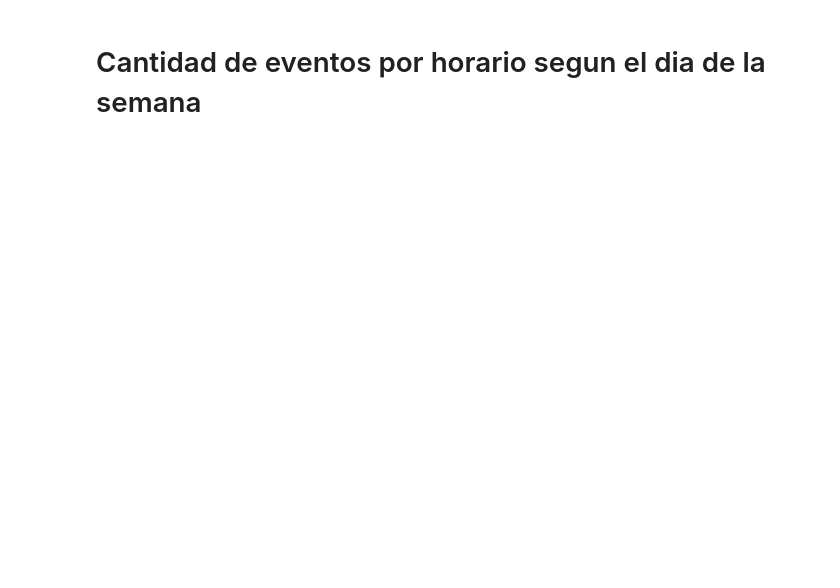
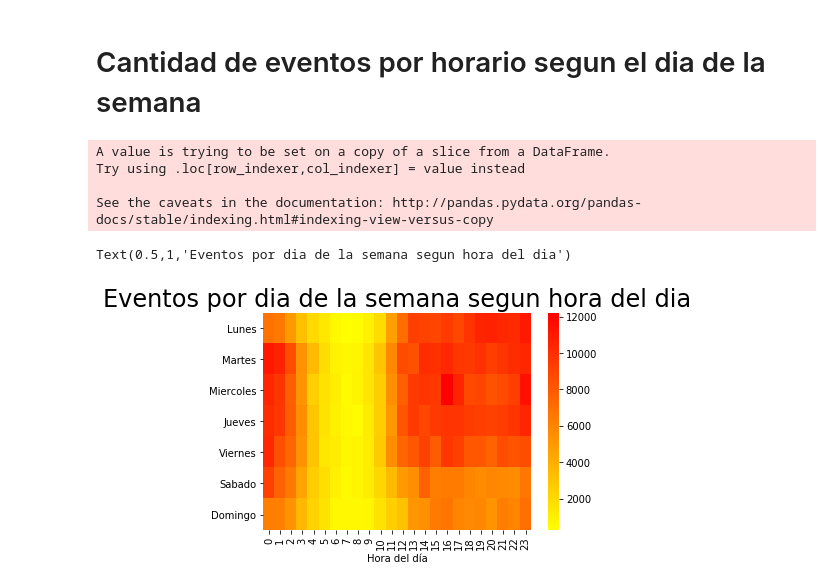
Before and after one commit to javier2409/TP1Datos2C2018, a Jupyter notebook: Analisis Temporal.ipynb, the cells around one changed output. Drawn from its saved outputs; the diff is of its cells as text; code cells hidden in the pictures; blank space fills up the shorter version.

Commit message:
el heatmap

```diff
--- a/Analisis Temporal.ipynb
+++ b/Analisis Temporal.ipynb
@@ -92,3 +92,21 @@ g.set_xticklabels(g.get_xticklabels(), rotation = 45, fontsize=12);
 # Cantidad de eventos por horario segun el dia de la semana
 # %%
 #La idea aca es hacer un heatmap que tenga los eventos por semana segun el horario, eje X eventos, eje Y horario y el hetmap
+# %%
+diahora = df[['diasemana','horaDelDia']]
+diahora['suma'] = 1
+# %% [output]
+A value is trying to be set on a copy of a slice from a DataFrame.
+Try using .loc[row_indexer,col_indexer] = value instead
+
+See the caveats in the documentation: http://pandas.pydata.org/pandas-docs/stable/indexing.html#indexing-view-versus-copy
+# %%
+hmp = diahora.pivot_table(index='diasemana',columns='horaDelDia',values='suma',aggfunc='sum')
+hmp.index = ['Lunes','Martes','Miercoles','Jueves','Viernes','Sabado','Domingo']
+# %%
+g = sns.heatmap(hmp,cmap='autumn_r')
+g.set_xlabel('Hora del día')
+g.set_title('Eventos por dia de la semana segun hora del dia',size=24)
+# %% [output]
+Text(0.5,1,'Eventos por dia de la semana segun hora del dia')
+[figure, added]
```
Also changed, not shown: parts of 1 cell of this notebook.
